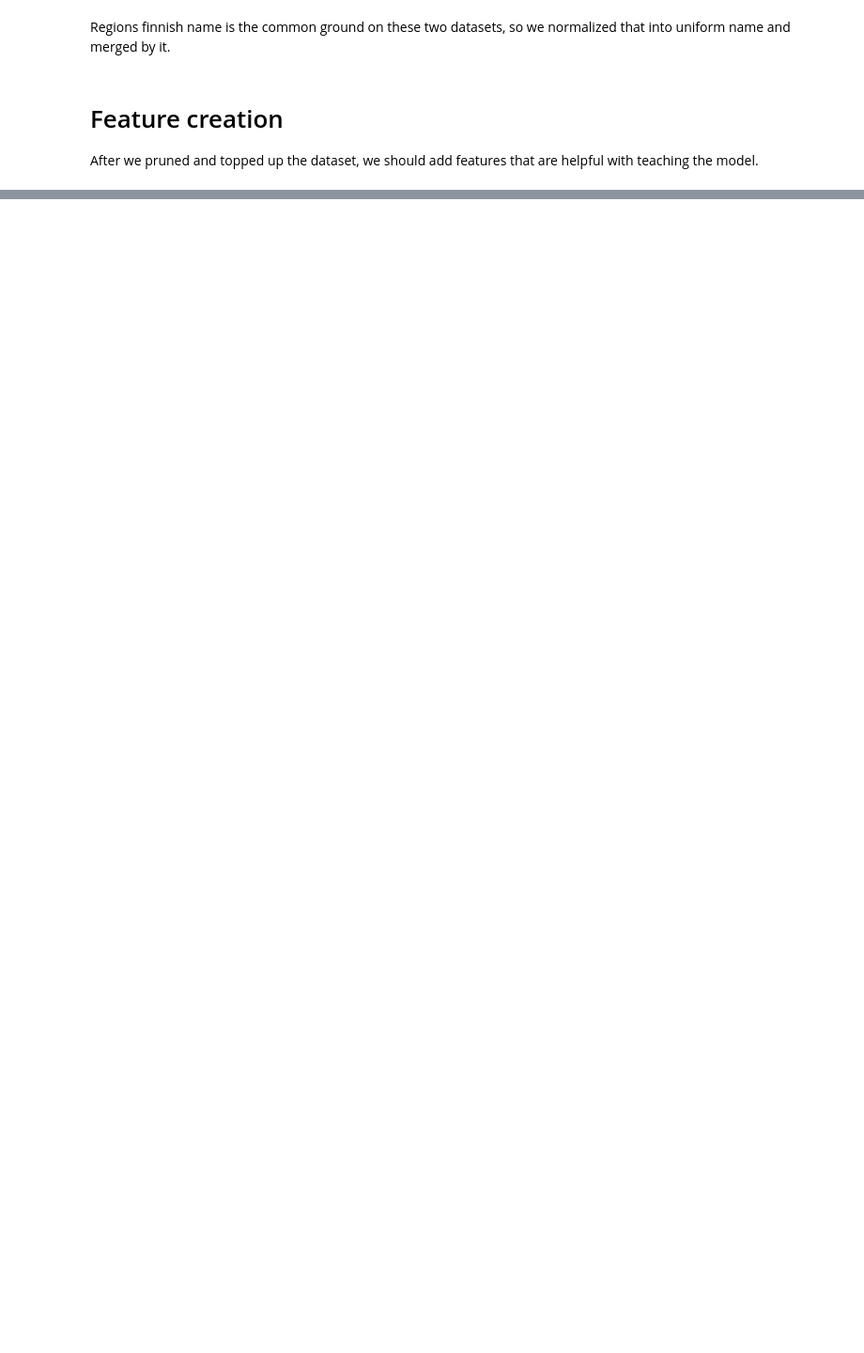
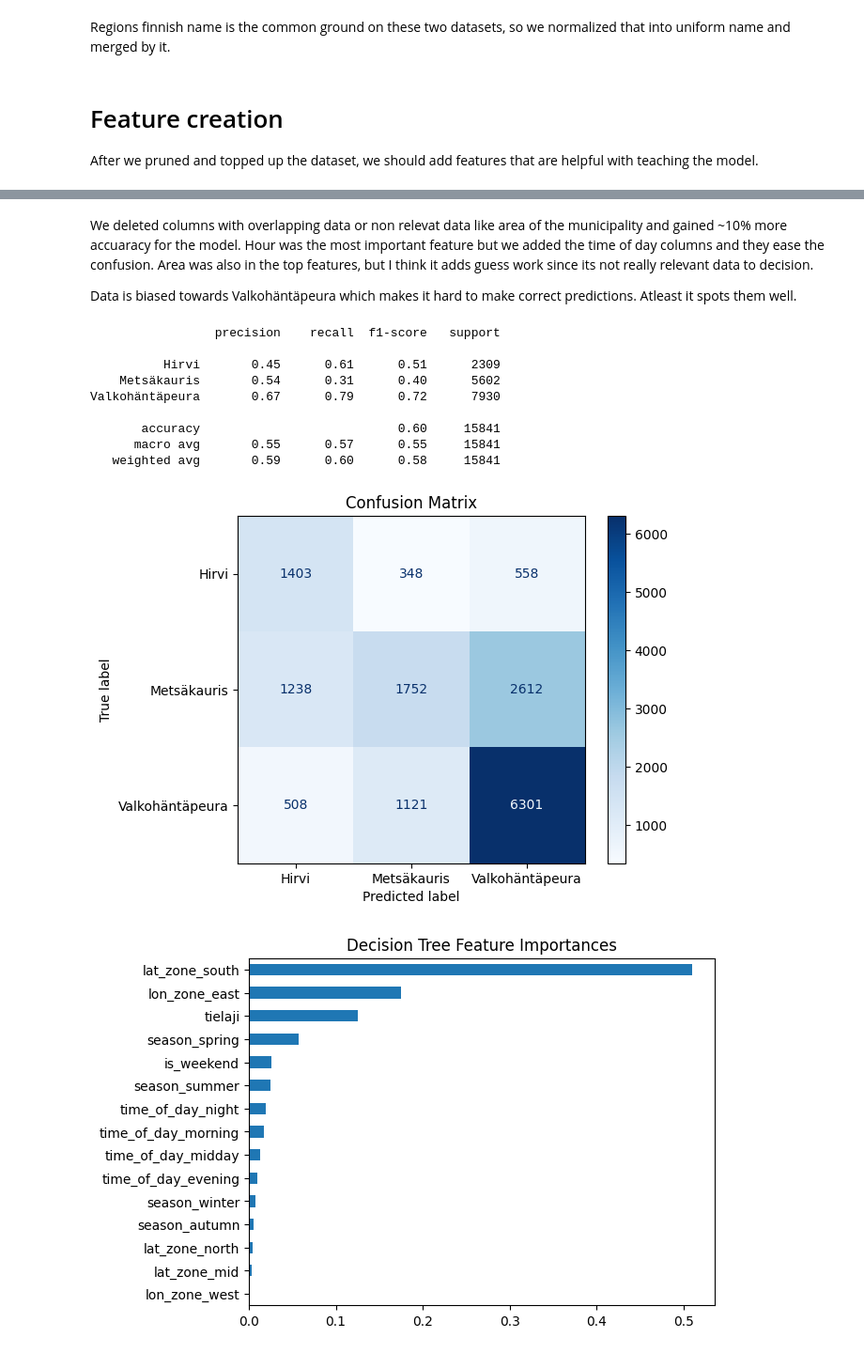
Before and after one commit to jonnevuorela/data-analytics, a Jupyter notebook: assignment_5_data_processing_&_scikit-learn.ipynb, the cells around one changed output, grey strips where cells are left out. Shown at 94% size. Cells and saved outputs as stored; diff of their text form; code cells hidden in the pictures; blank space fills up the shorter version.

```diff
--- a/assignment_5_data_processing_&_scikit-learn.ipynb
+++ b/assignment_5_data_processing_&_scikit-learn.ipynb
@@ -88,0 +260,38 @@ we should add features that are helpful with teaching the model.
+# %% [markdown]
+
+We deleted columns with overlapping data or non relevat data like area of the municipality
+and gained ~10% more accuaracy for the model.
+Hour was the most important feature but we added the time of day columns and they ease the confusion.
+Area was also in the top features, but I think it adds guess work since its not really relevant data to decision.
+
+Data is biased towards Valkohäntäpeura which makes it hard to make correct predictions.
+Atleast it spots them well.
+# %%
+
+dt = DecisionTreeClassifier(class_weight='balanced')
+dt.fit(x_train, y_train)
+y_pred_dt = dt.predict(x_test)
+
+print(classification_report(y_test, y_pred_dt, target_names=le.classes_))
+
+ConfusionMatrixDisplay.from_predictions(y_test, y_pred_dt, display_labels=le.classes_, cmap='Blues')
+plt.title('Confusion Matrix')
+plt.show()
+
+importance = pd.Series(dt.feature_importances_, index=x.columns)
+importance.sort_values().plot(kind='barh')
+
+plt.title('Decision Tree Feature Importances')
+plt.show()
+# %% [output]
+                 precision    recall  f1-score   support
+
+          Hirvi       0.45      0.61      0.51      2309
+    Metsäkauris       0.54      0.31      0.40      5602
+Valkohäntäpeura       0.67      0.79      0.72      7930
+
+       accuracy                           0.60     15841
+      macro avg       0.55      0.57      0.55     15841
+   weighted avg       0.59      0.60      0.58     15841
+[figure, added]
+[figure, added]
```
Also changed, not shown: parts of 6 cells of this notebook.
